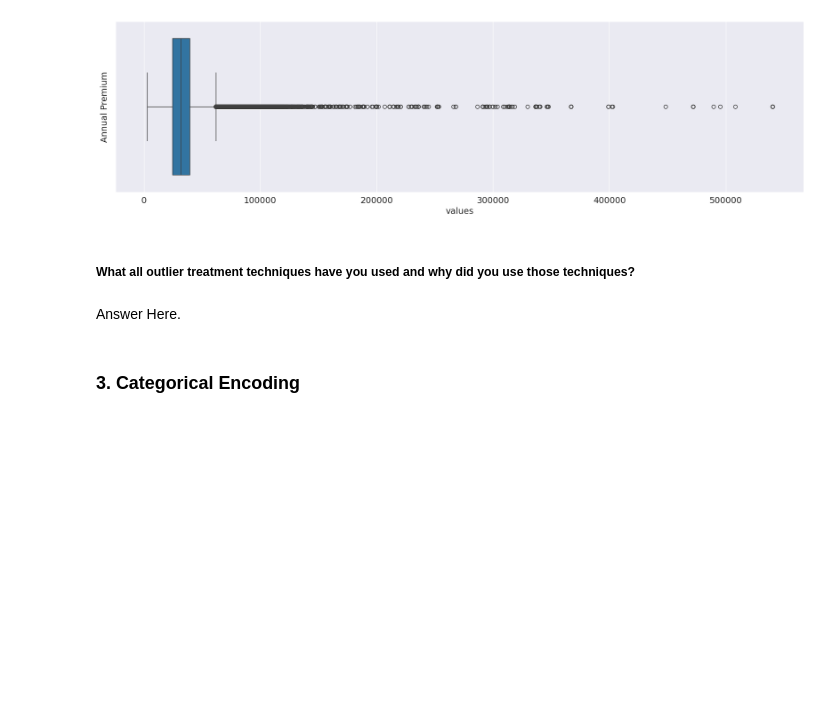
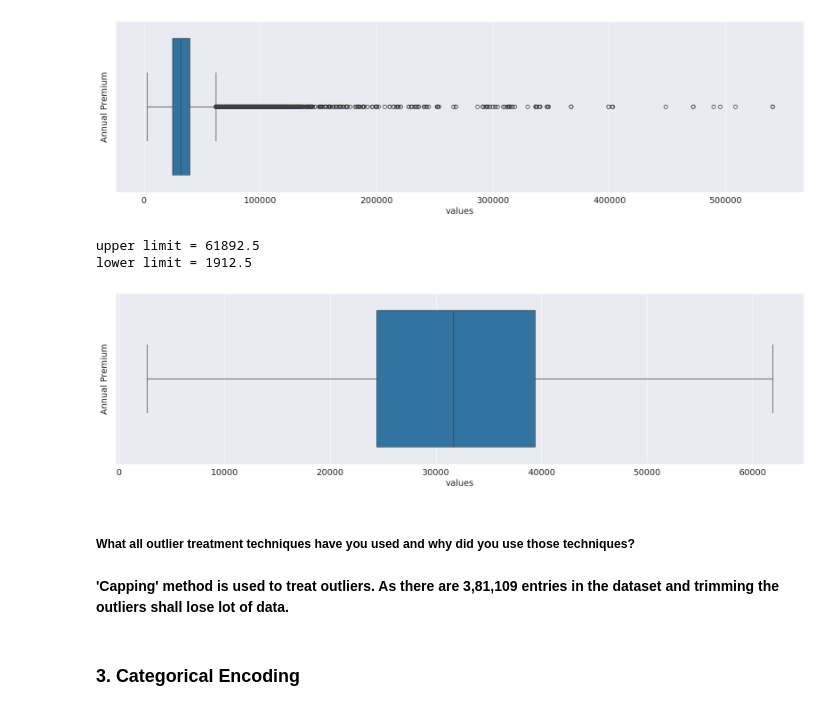
Before and after one commit to NIKHILNIGUDKAR/Health-Insurance-Cross-Sell-Prediction, a Jupyter notebook: Health_Insurance_Cross_Sell_Prediction.ipynb, the cells around one changed output. Drawn from its saved outputs; the diff is of its cells as text; code cells hidden in the pictures; blank space fills up the shorter version.

```diff
--- a/Health_Insurance_Cross_Sell_Prediction.ipynb
+++ b/Health_Insurance_Cross_Sell_Prediction.ipynb
@@ -948,10 +948,44 @@ plt.ylabel('Annual Premium')
 plt.show()
 # %% [output]
 [figure]
+# %%
+# Finding interquantile range
+
+percentile25 = df['Annual_Premium'].quantile(0.25)
+percentile75 = df['Annual_Premium'].quantile(0.75)
+iqr = percentile75 - percentile25
+upper_limit = percentile75 + 1.5 * iqr
+lower_limit = percentile25 - 1.5 * iqr
+
+print(f'upper limit = {upper_limit} \nlower limit = {lower_limit}')
+# %% [output]
+upper limit = 61892.5
+lower limit = 1912.5
+# %%
+# Capping
+# Capping the data above the upper limit to upper limit & below the lower limit to the lower limit
+
+df['Annual_Premium'] = np.where(
+    df['Annual_Premium'] > upper_limit,
+    upper_limit,
+    np.where(
+        df['Annual_Premium'] < lower_limit,
+        lower_limit,
+        df['Annual_Premium']
+    )
+)
+# %%
+# Plotting the boxplot again to check if the capping is correct
+sns.boxplot(x=df['Annual_Premium'])
+plt.xlabel('values')
+plt.ylabel('Annual Premium')
+plt.show()
+# %% [output]
+[figure, added]
 # %% [markdown]
 ##### What all outlier treatment techniques have you used and why did you use those techniques?
-# %% [markdown]
-Answer Here.
+# %% [markdown]
+**'Capping' method is used to treat outliers. As there are 3,81,109 entries in the dataset and trimming the outliers shall lose lot of data.**
 # %% [markdown]
 ### 3. Categorical Encoding
 # %%
```
Also changed, not shown: parts of 72 cells of this notebook.
